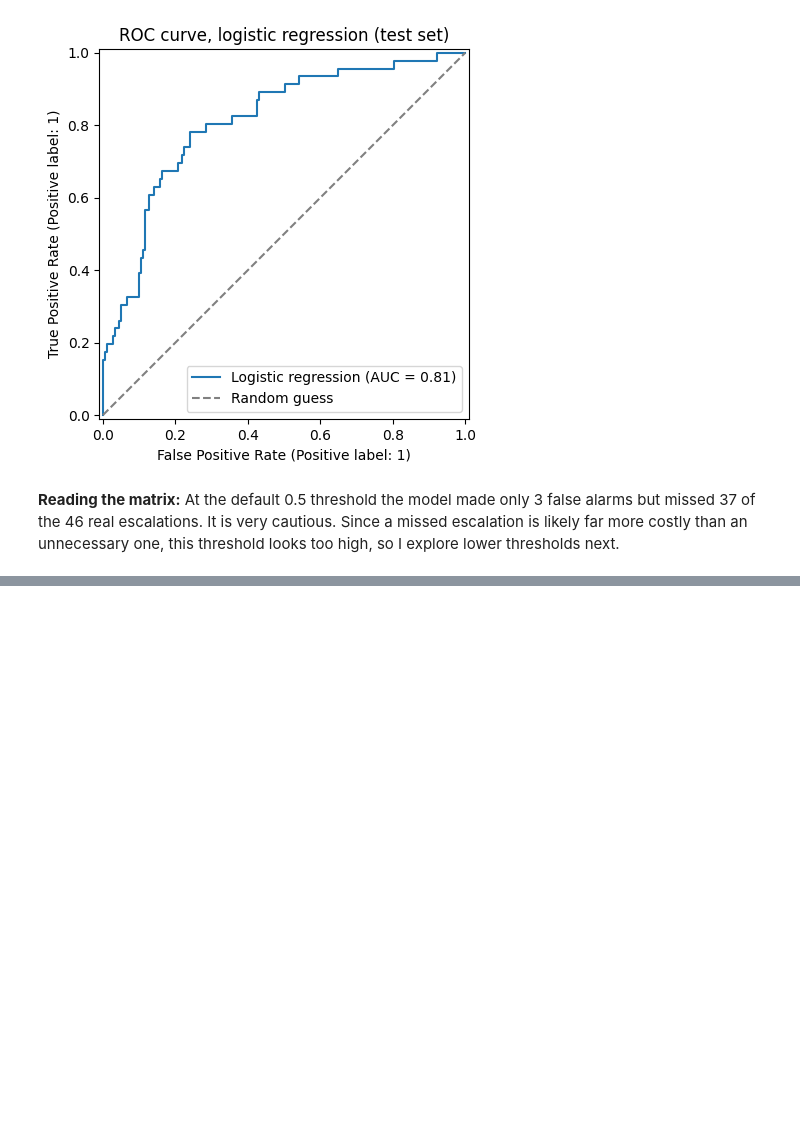
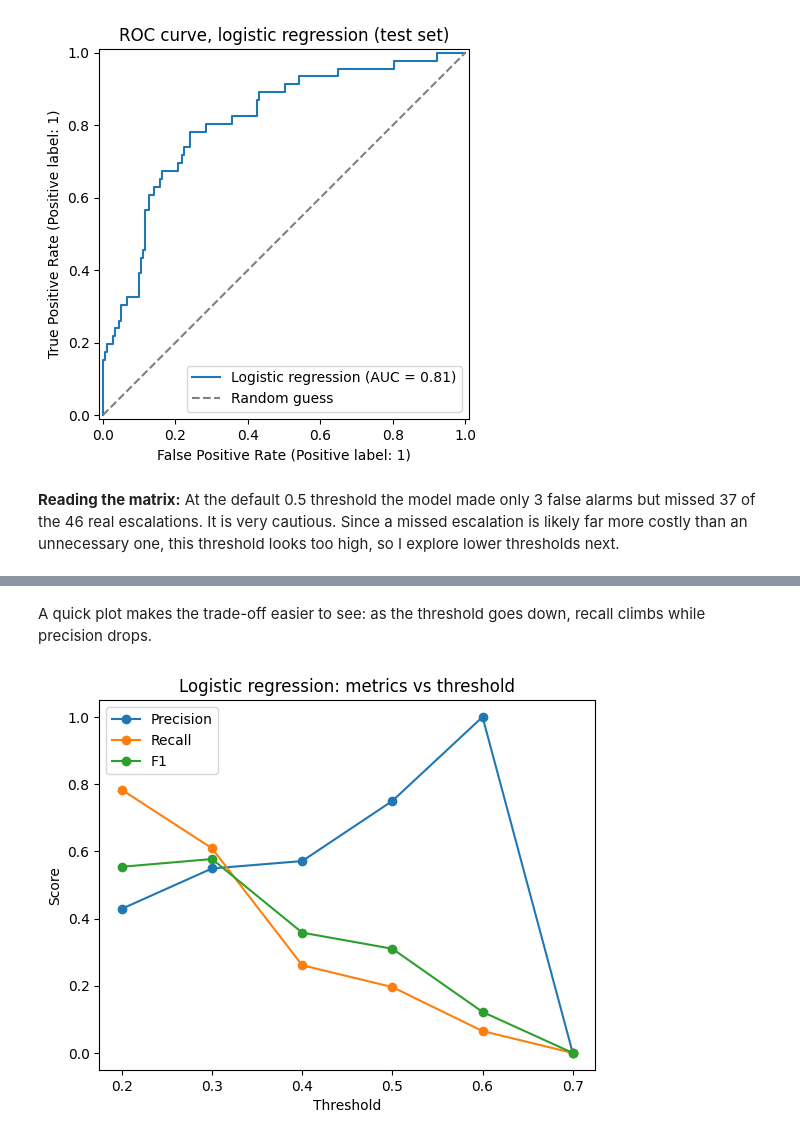
Before and after one commit to Ruhama-Beshada/lab3-ticket-escalation, a Jupyter notebook: lab3_ticket_escalation.ipynb, the cells around one changed output, grey strips where cells are left out. Cells and saved outputs as stored; diff of their text form; code cells hidden in the pictures; blank space fills up the shorter version.

Commit message:
Task 8: threshold analysis (0.20 to 0.70) with precision, recall, F1, FP, FN

```diff
--- a/lab3_ticket_escalation.ipynb
+++ b/lab3_ticket_escalation.ipynb
@@ -342,0 +347,19 @@ plt.show()
+# %%
+lr_probs = lr_pipe.predict_proba(X_test)[:, 1]
+thresholds = [0.20, 0.30, 0.40, 0.50, 0.60, 0.70]
+
+rows = []
+for t in thresholds:
+    preds_t = (lr_probs >= t).astype(int)
+    tn, fp, fn, tp = confusion_matrix(y_test, preds_t).ravel()
+    rows.append({
+        "Threshold": t,
+        "Flagged": int(preds_t.sum()),
+        "Precision": precision_score(y_test, preds_t, zero_division=0),
+        "Recall": recall_score(y_test, preds_t),
+        "F1": f1_score(y_test, preds_t, zero_division=0),
+        "TP": tp, "FP": fp, "FN": fn, "TN": tn,
+    })
+
+threshold_table = pd.DataFrame(rows).set_index("Threshold").round(3)
+threshold_table
@@ -342,0 +375,13 @@ plt.show()
+# %% [markdown]
+A quick plot makes the trade-off easier to see: as the threshold goes down, recall climbs while precision drops.
+# %%
+plt.plot(threshold_table.index, threshold_table["Precision"], marker="o", label="Precision")
+plt.plot(threshold_table.index, threshold_table["Recall"], marker="o", label="Recall")
+plt.plot(threshold_table.index, threshold_table["F1"], marker="o", label="F1")
+plt.xlabel("Threshold")
+plt.ylabel("Score")
+plt.title("Logistic regression: metrics vs threshold")
+plt.legend()
+plt.show()
+# %% [output]
+[figure, added]
```
Also changed, not shown: parts of 3 cells of this notebook.
